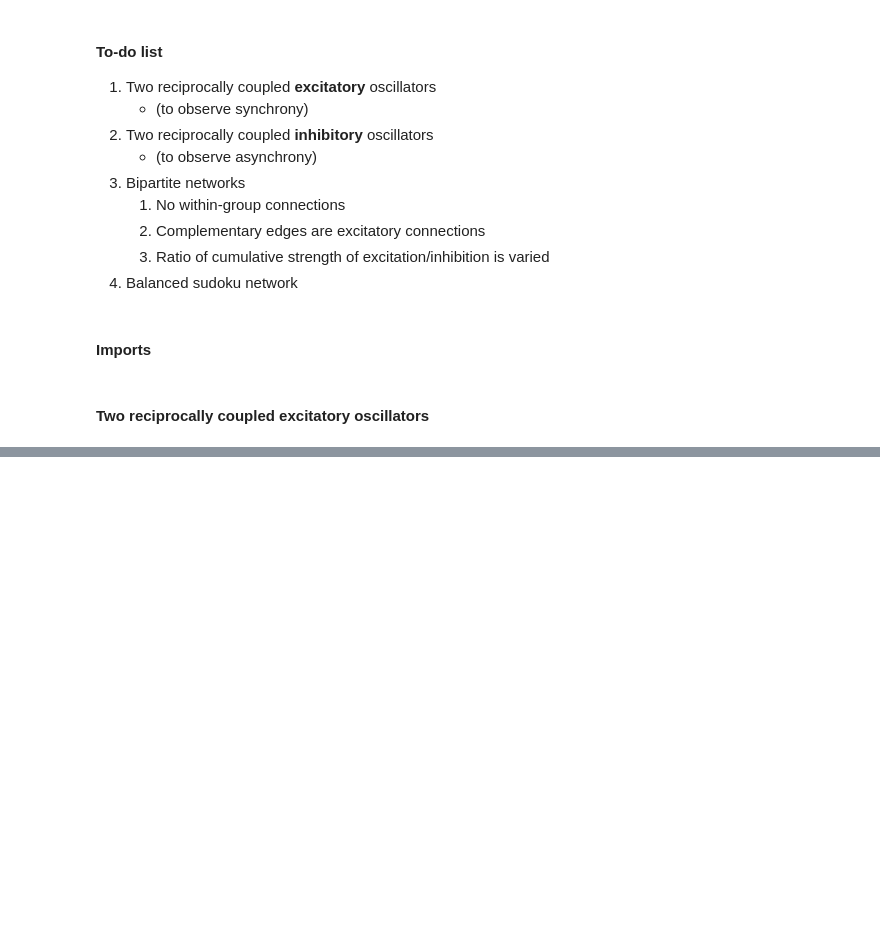
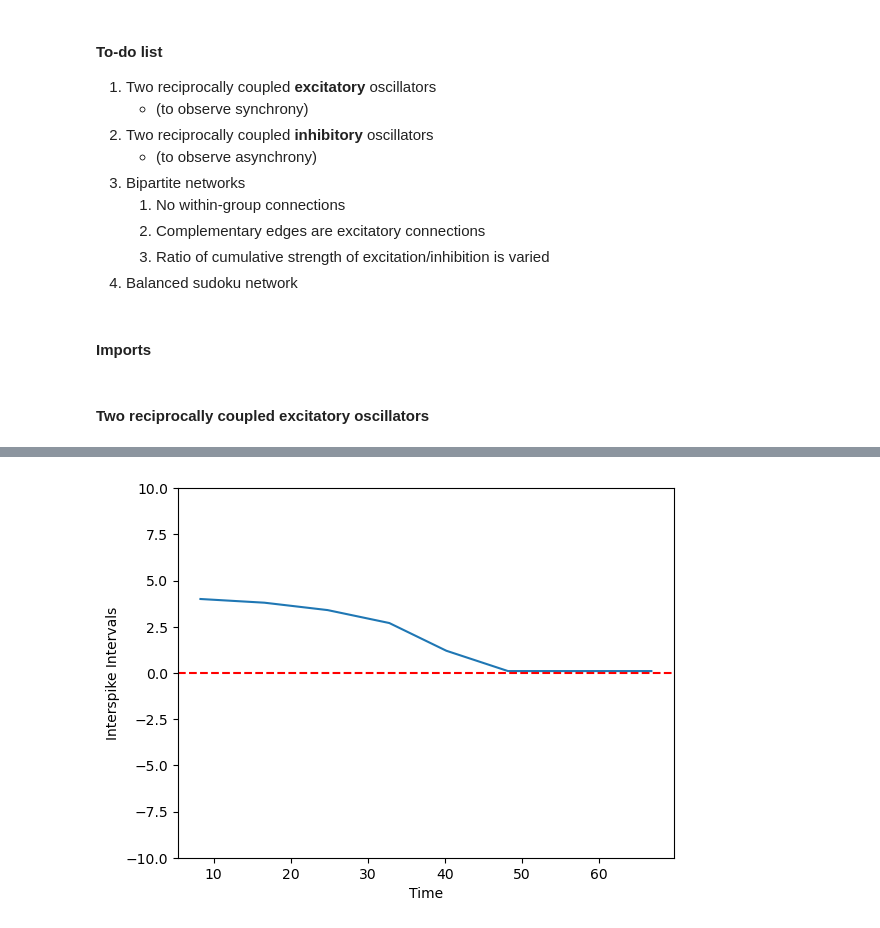
Before and after one commit to ch3rryblossom/sudoku-network, a Jupyter notebook: starter.ipynb, the cells around one changed output, grey strips where cells are left out. Drawn from its saved outputs; the diff is of its cells as text; code cells hidden in the pictures; blank space fills up the shorter version.

```diff
--- a/starter.ipynb
+++ b/starter.ipynb
@@ -58,0 +108,13 @@ INFO       No numerical integration method specified for group 'neurongroup_3',
+# %%
+# plotting separations again
+
+spikes = min(len(Sp2.t[:]), len(Sp1.t[:]))
+Vals = Sp1.t[:spikes] - Sp2.t[:spikes]
+
+plot(Sp1.t/ms, Vals/ms)
+plt.axhline(y = 0, color = 'r', linestyle = '--')
+xlabel('Time')
+ylabel('Interspike Intervals')
+ylim(-10, 10);
+# %% [output]
+[figure, added]
```
Also changed, not shown: parts of 4 cells of this notebook.
